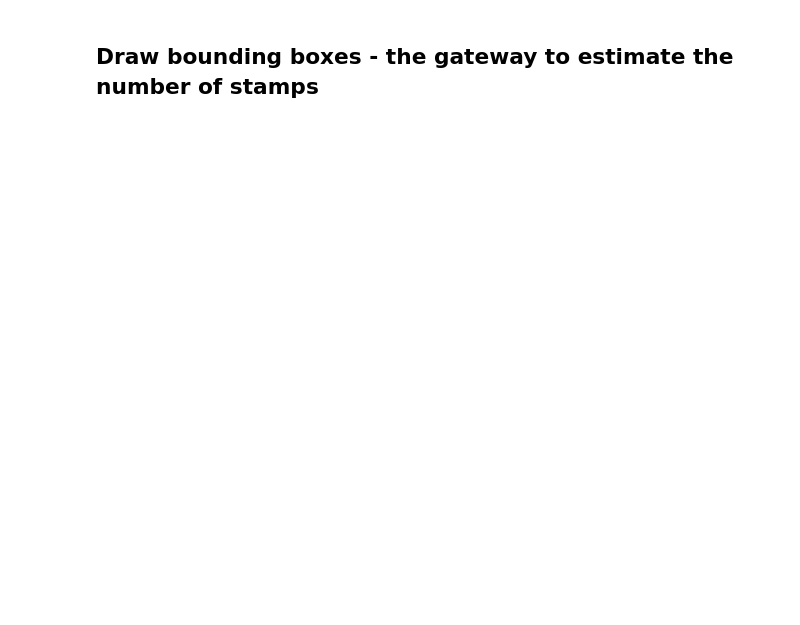
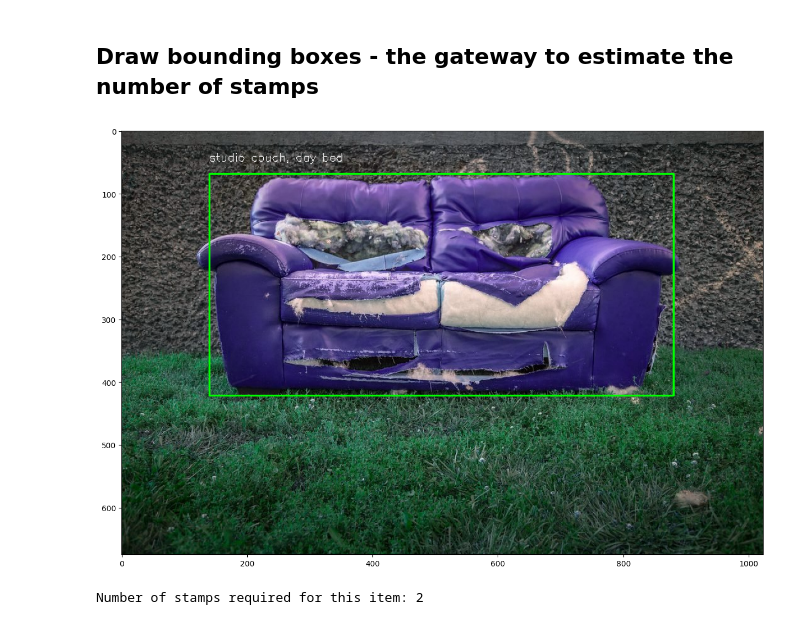
Before and after one commit to AleksanderWWW/Galak-Pizza-Forever, a Jupyter notebook: notebooks/Pipeline_demo.ipynb, the cells around one changed output. Cells and saved outputs as stored; diff of their text form; code cells hidden in the pictures; blank space fills up the shorter version.

```diff
--- a/notebooks/Pipeline_demo.ipynb
+++ b/notebooks/Pipeline_demo.ipynb
@@ -61,7 +89,7 @@ model = tf.saved_model.load(model_dir)
 input_tensor = model.signatures['serving_default'].inputs[0]
 output_tensor = model.signatures['serving_default'].outputs
 # %%
-image_tensor = tf.convert_to_tensor(couch_image)
+image_tensor = tf.convert_to_tensor(item_image)
 image_tensor = tf.expand_dims(image_tensor, 0)
 
 # Predict bounding boxes
@@ -77,9 +105,9 @@ high_conf_boxes = boxes[scores > 0.5]
 # Display the image with the predicted bounding boxes
 for box in high_conf_boxes:
     ymin, xmin, ymax, xmax = box
-    ymin = int(ymin * couch_image.shape[0])
-    xmin = int(xmin * couch_image.shape[1])
-    ymax = int(ymax * couch_image.shape[0])
-    xmax = int(xmax * couch_image.shape[1])
-    cv2.rectangle(couch_image, (xmin, ymin), (xmax, ymax), (0, 255, 0), 2)
-    image = cv2.putText(couch_image, pred_class,  (xmin, ymin-20), cv2.FONT_HERSHEY_SIMPLEX, 0.6, (255,255,255), 1)
+    ymin = int(ymin * item_image.shape[0])
+    xmin = int(xmin * item_image.shape[1])
+    ymax = int(ymax * item_image.shape[0])
+    xmax = int(xmax * item_image.shape[1])
+    cv2.rectangle(item_image, (xmin, ymin), (xmax, ymax), (0, 255, 0), 2)
+    image_with_text = cv2.putText(item_image, pred_class,  (xmin, ymin-20), cv2.FONT_HERSHEY_SIMPLEX, 0.6, (255,255,255), 1)
@@ -91,3 +114,8 @@ cv2.destroyAllWindows()
+# %%
+plt.figure(figsize=(15,10))
+display_image(image_with_text)
+# %% [output]
+[figure, added]
 # %%
 """
 Let's suppose that we obtained a weight and size estimation. We can now calculate the number of stamps that need
@@ -117,0 +134,14 @@ print(f"Number of stamps required for this item: {num_stamps}")
+# %%
+item_weight = 50
+item_lenght = 210
+item_width = 70
+
+num_stamps = calculate_num_stamps(
+    item_weight,
+    item_lenght,
+    item_width,
+)
+
+print(f"Number of stamps required for this item: {num_stamps}")
+# %% [output]
+Number of stamps required for this item: 2
```
Also changed, not shown: parts of 8 cells of this notebook, 2 other files.
